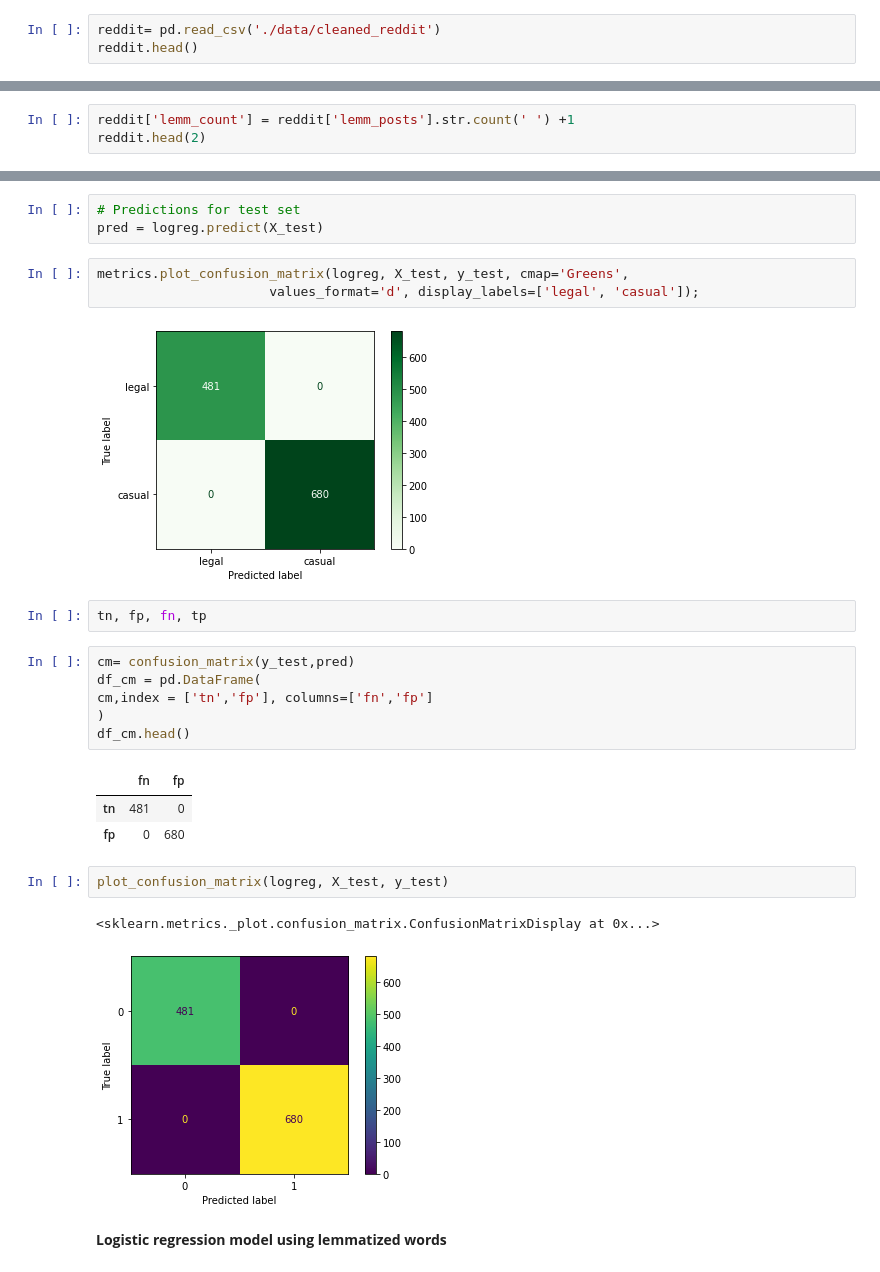
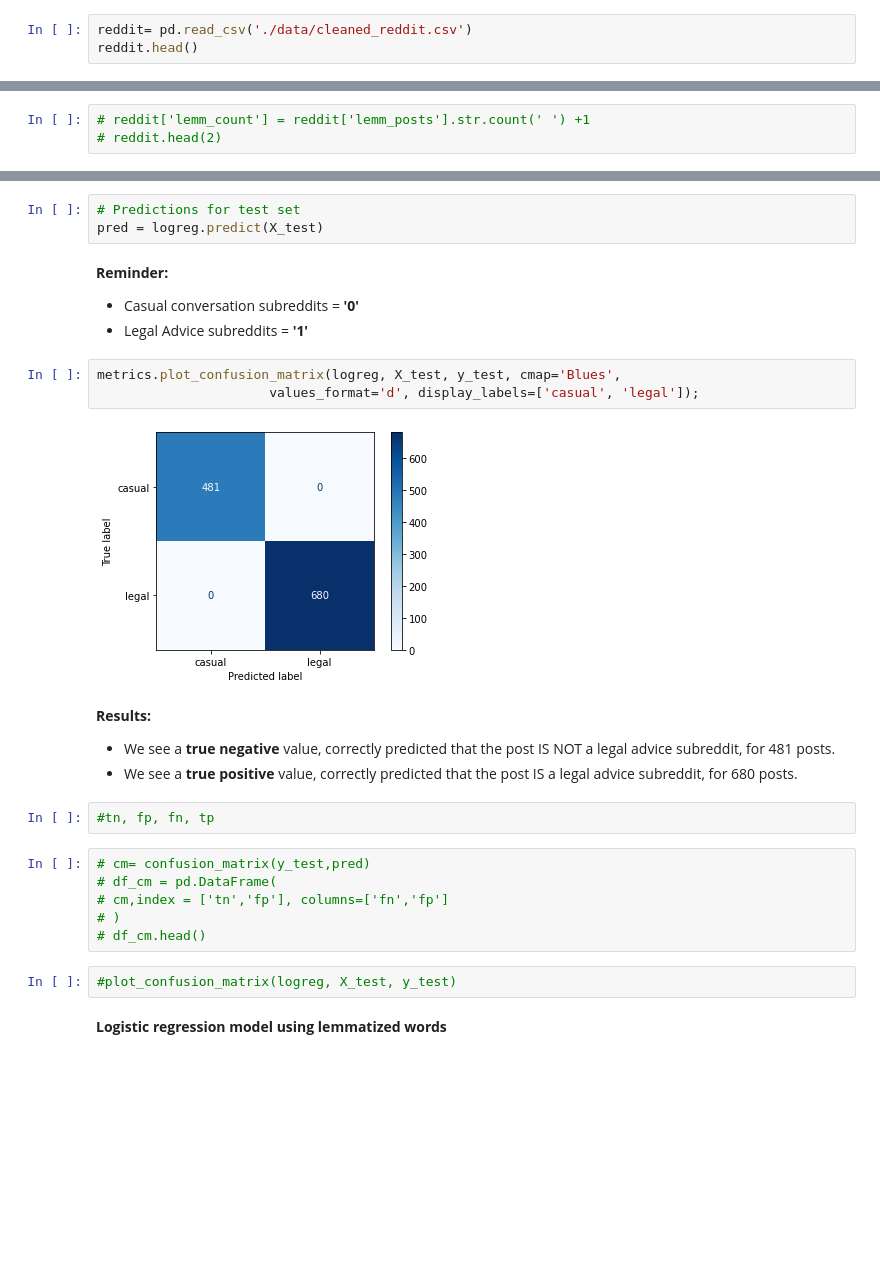
Before and after one commit to akamara05/NLP_reddit_project, a Jupyter notebook: Part 4 Modeling.ipynb, the cells around one changed output, grey strips where cells are left out. Drawn from its saved outputs; the diff is of its cells as text; blank space fills up the shorter version.

```diff
--- a/Part 4 Modeling.ipynb
+++ b/Part 4 Modeling.ipynb
@@ -24,7 +24,7 @@ from sklearn.ensemble import RandomForestClassifier, ExtraTreesClassifier
 from sklearn.pipeline import Pipeline
 import sklearn.metrics as metrics
 # %%
-reddit= pd.read_csv('./data/cleaned_reddit')
+reddit= pd.read_csv('./data/cleaned_reddit.csv')
 reddit.head()
 # %% [output]
 |  | Unnamed: 0 | index | author | created_utc | full_link | id | num_comments | retrieved_on | selftext | ... |
@@ -90,3 +90,3 @@ reddit
 # %%
-reddit['lemm_count'] = reddit['lemm_posts'].str.count(' ') +1
-reddit.head(2)
+# reddit['lemm_count'] = reddit['lemm_posts'].str.count(' ') +1
+# reddit.head(2)
@@ -311,28 +315,30 @@ array([[0.99255271, 0.00744729],
 # %%
 # Predictions for test set
 pred = logreg.predict(X_test)
+# %% [markdown]
+__Reminder:__
+ * Casual conversation subreddits = __'0'__
+ * Legal Advice subreddits = __'1'__
 # %%
-metrics.plot_confusion_matrix(logreg, X_test, y_test, cmap='Greens',
-                      values_format='d', display_labels=['legal', 'casual']);
+metrics.plot_confusion_matrix(logreg, X_test, y_test, cmap='Blues',
+                      values_format='d', display_labels=['casual', 'legal']);
 # %% [output]
-[figure, old version]
+[figure, new version]
+# %% [markdown]
+__Results:__
+
+* We see a __true negative__ value, correctly predicted that the post IS NOT a legal advice subreddit, for 481 posts.
+* We see a __true positive__ value, correctly predicted that the post IS a legal advice subreddit, for 680 posts.
 # %%
-tn, fp, fn, tp
+#tn, fp, fn, tp
 # %%
-cm= confusion_matrix(y_test,pred)
-df_cm = pd.DataFrame(
-cm,index = ['tn','fp'], columns=['fn','fp']
-)
-df_cm.head()
+# cm= confusion_matrix(y_test,pred)
+# df_cm = pd.DataFrame(
+# cm,index = ['tn','fp'], columns=['fn','fp']
+# )
+# df_cm.head()
-# %% [output]
-|  | fn | fp |
-| tn | 481 | 0 |
-| fp | 0 | 680 |
 # %%
-plot_confusion_matrix(logreg, X_test, y_test)
+#plot_confusion_matrix(logreg, X_test, y_test)
-# %% [output]
-<sklearn.metrics._plot.confusion_matrix.ConfusionMatrixDisplay at 0x...>
-[figure, removed]
 # %% [markdown]
 __Logistic regression model using lemmatized words__
 # %%
```
Also changed, not shown: parts of 39 cells of this notebook, 5 other files.
